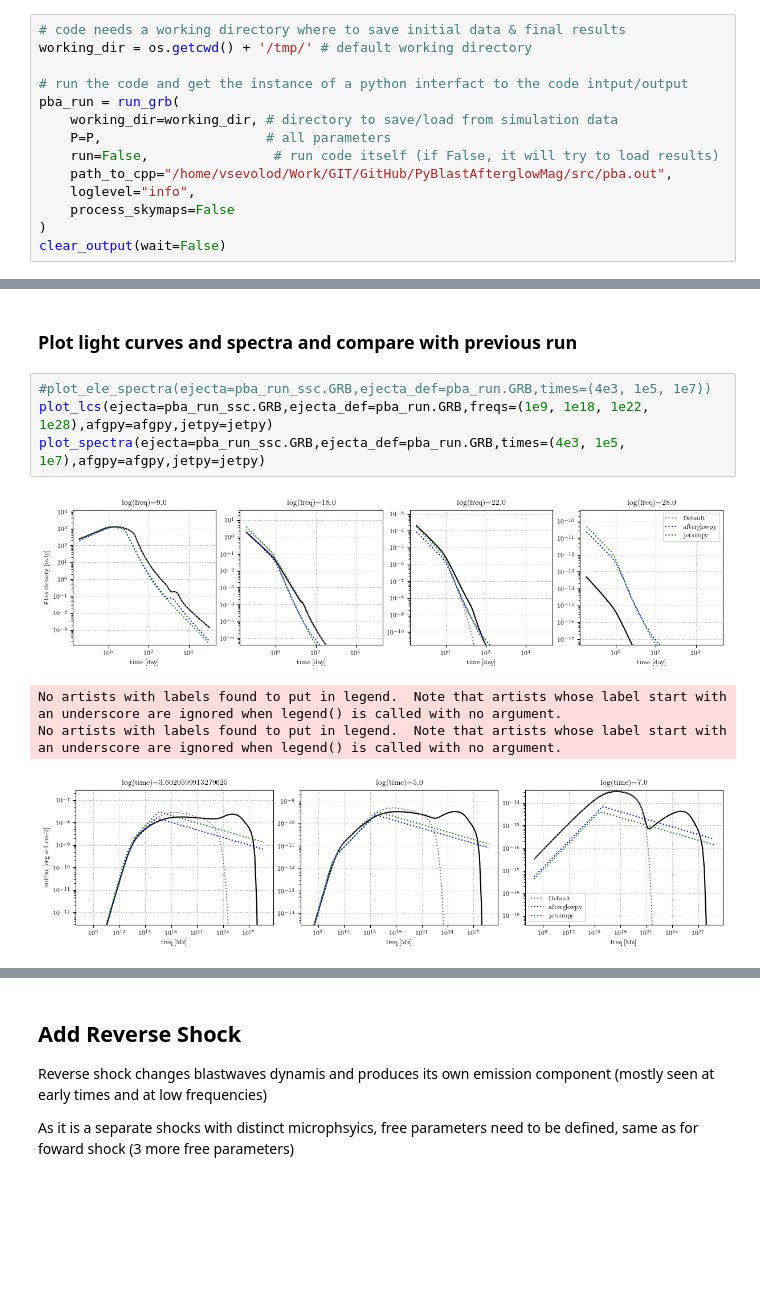
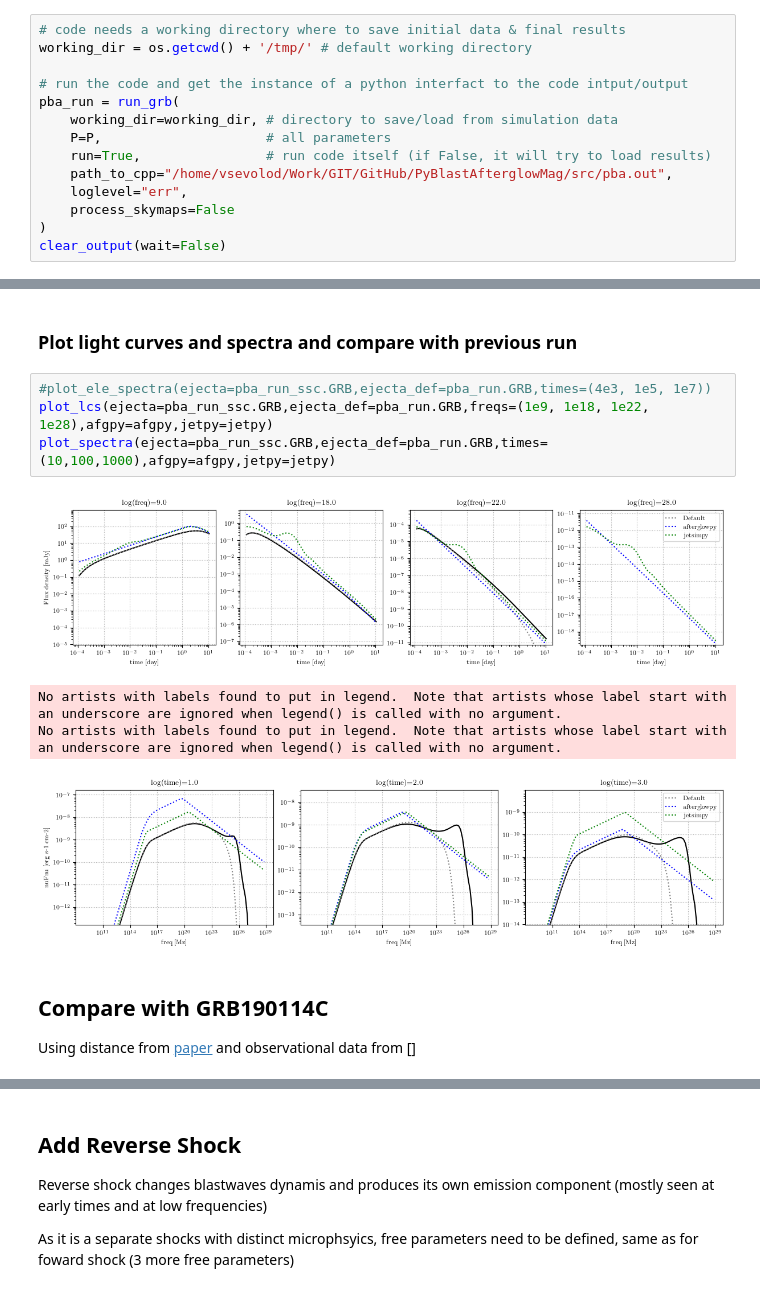
Before and after one commit to vsevolodnedora/PyBlastAfterglowMag, a Jupyter notebook: notebooks/grb_afterglow/tophat_jet.ipynb, the cells around one changed output, grey strips where cells are left out. Saved outputs shown, nothing was run; the diff lists cells and outputs as text; blank space fills up the shorter version.

```diff
--- a/notebooks/grb_afterglow/tophat_jet.ipynb
+++ b/notebooks/grb_afterglow/tophat_jet.ipynb
@@ -76,9 +78,9 @@ working_dir = os.getcwd() + '/tmp/' # default working directory
 pba_run = run_grb(
     working_dir=working_dir, # directory to save/load from simulation data
     P=P,                     # all parameters
-    run=False,                # run code itself (if False, it will try to load results)
+    run=True,                # run code itself (if False, it will try to load results)
     path_to_cpp="/home/vsevolod/Work/GIT/GitHub/PyBlastAfterglowMag/src/pba.out",
-    loglevel="info",
+    loglevel="err",
     process_skymaps=False
 )
 clear_output(wait=False)
@@ -358,9 +360,13 @@ clear_output(wait=False)
 # %%
 #plot_ele_spectra(ejecta=pba_run_ssc.GRB,ejecta_def=pba_run.GRB,times=(4e3, 1e5, 1e7))
 plot_lcs(ejecta=pba_run_ssc.GRB,ejecta_def=pba_run.GRB,freqs=(1e9, 1e18, 1e22, 1e28),afgpy=afgpy,jetpy=jetpy)
-plot_spectra(ejecta=pba_run_ssc.GRB,ejecta_def=pba_run.GRB,times=(4e3, 1e5, 1e7),afgpy=afgpy,jetpy=jetpy)
+plot_spectra(ejecta=pba_run_ssc.GRB,ejecta_def=pba_run.GRB,times=(10,100,1000),afgpy=afgpy,jetpy=jetpy)
 # %% [output]
-[figure, old version]
+[figure, new version]
 No artists with labels found to put in legend.  Note that artists whose label start with an underscore are ignored when legend() is called with no argument.
 No artists with labels found to put in legend.  Note that artists whose label start with an underscore are ignored when legend() is called with no argument.
-[figure, old version]
+[figure, new version]
+# %% [markdown]
+## Compare with GRB190114C
+
+Using distance from [paper](https://www.aanda.org/articles/aa/pdf/2022/03/aa41788-21.pdf) and observational data from []
```
Also changed, not shown: parts of 12 cells of this notebook, 1 other file.
